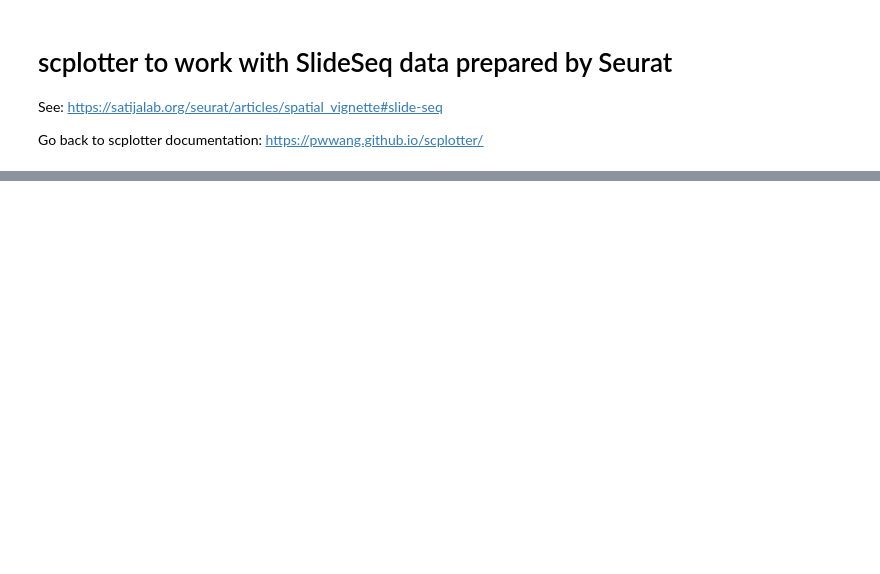
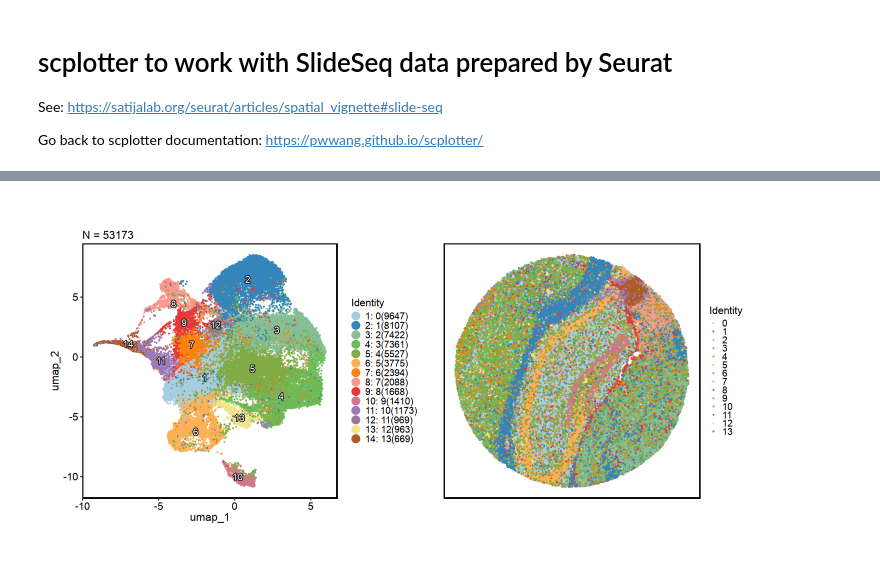
Before and after one commit to pwwang/scplotter, a Jupyter notebook: notebooks/spatial/Seurat.SlideSeq.ipynb, the cells around one changed output, grey strips where cells are left out. Saved outputs shown, nothing was run; the diff lists cells and outputs as text; code cells hidden in the pictures; blank space fills up the shorter version.

```diff
--- a/notebooks/spatial/Seurat.SlideSeq.ipynb
+++ b/notebooks/spatial/Seurat.SlideSeq.ipynb
@@ -36,0 +56,9 @@ p1 + p2
+# %%
+options(repr.plot.width = 12, repr.plot.height = 6)
+
+p1 <- CellDimPlot(slide.seq, reduction = "umap", label = TRUE)
+p2 <- SpatialDimPlot(slide.seq, points_size = 0.5)
+
+p1 + p2
+# %% [output]
+[figure, added]
```
Also changed, not shown: parts of 5 cells of this notebook, 6 other files.
